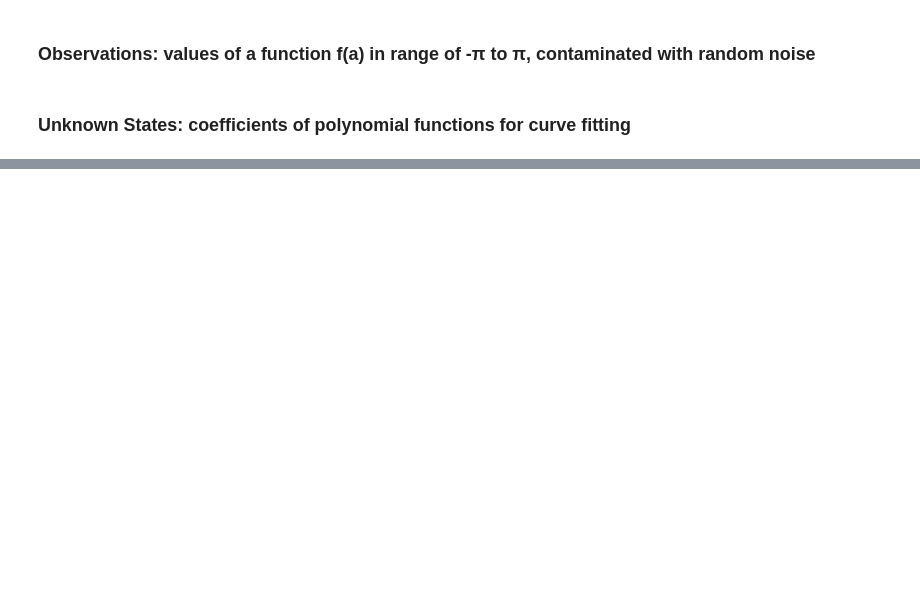
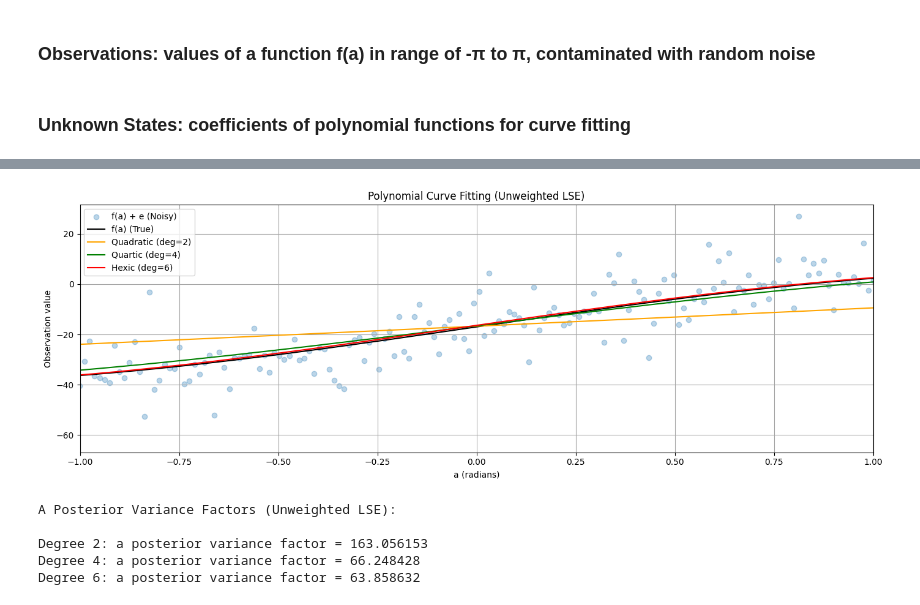
Before and after one commit to caydincleland/ENGG680_2025_Fall_group8Fork, a Jupyter notebook: Lab_Assignment1/Assignment1.ipynb, the cells around one changed output, grey strips where cells are left out. Cells and saved outputs as stored; diff of their text form; code cells hidden in the pictures; blank space fills up the shorter version.

```diff
--- a/Lab_Assignment1/Assignment1.ipynb
+++ b/Lab_Assignment1/Assignment1.ipynb
@@ -758,4 +792,20 @@ def fit_polynomial_curve(a: np.ndarray, l: np.ndarray, P: np.ndarray, deg: int)
 # call the fit_polynomial_curve function and fetch the results
 # use polynomial degrees of: 2, 4, 6
 # (1 marks)
-# ...
+results = {}  # store results for each degree
+
+for deg in [2, 4, 6]:
+    x, cov_x, apv, v = fit_polynomial_curve(a, l, P, deg)
+    results[deg] = {
+        'x': x,
+        'cov_x': cov_x,
+        'apv': apv,
+        'v': v
+    }
+
+# Optionally print summaries
+for deg, res in results.items():
+    print(f"Degree {deg}:")
+    print(f"  Coefficients: {res['x']}")
+    print(f"  A posterior variance factor: {res['apv']:.4f}")
+    print()
@@ -765,22 +829,40 @@ def fit_polynomial_curve(a: np.ndarray, l: np.ndarray, P: np.ndarray, deg: int)
 # hint: use polyval function from numpy library (check input argument carefully)
 # (1 marks)
 
-quadratic_uw = #...
-quartic_uw = #...
-hexic_uw = #...
+quadratic_uw = np.polyval(results[2]['x'][::-1], a)   # degree 2
+quartic_uw  = np.polyval(results[4]['x'][::-1], a)    # degree 4
+hexic_uw    = np.polyval(results[6]['x'][::-1], a)    # degree 6
 # %%
 # step 8
 # use the matplotlib to plot each polynomial function, noisy observations l, true observations l_true, together in one single figure
 # for the polynomials of line, cubic and quintic, use color of orange, green and red respectively.
 # (2 marks)
 
 fig, ax = plt.subplots(nrows=1, ncols=1, figsize=(14, 5))
-# ...
+# Plot noisy observations (scatter)
+ax.scatter(a, l, label="f(a) + e (Noisy)", color='tab:blue', marker='o', alpha=0.3)
 
+# Plot true observations (black line)
+ax.plot(a, l_true, label="f(a) (True)", color='k')
 
+# Plot fitted polynomial curves
+ax.plot(a, quadratic_uw, label="Quadratic (deg=2)", color='orange')
+ax.plot(a, quartic_uw,  label="Quartic (deg=4)", color='green')
+ax.plot(a, hexic_uw,    label="Hexic (deg=6)", color='red')
+
+# Add labels, legend, and title
+ax.set_xlabel("a (radians)")
+ax.set_ylabel("Observation value")
+ax.set_title("Polynomial Curve Fitting (Unweighted LSE)")
+ax.legend()
+
+# Limit x-axis range
+ax.set_xlim(-1, 1)
 ax.grid(True, which='both',ls='-',color='0.65')
-
 fig.tight_layout()
+plt.show()
+# %% [output]
+[figure, added]
 # %%
 # step 9
 # print the a posterier variance factor for each polynomial function
@@ -790,7 +872,17 @@ fig.tight_layout()
 # step 10
 # compute and print the norm between the predicted observations (output from each polynomial function) and the true observations
 # (3 marks)
-# ...
+print("A Posterior Variance Factors (Unweighted LSE):\n")
+
+for deg in [2, 4, 6]:
+    apv = results[deg]['apv']
+    print(f"Degree {deg}: a posterior variance factor = {apv:.6f}")
+# %% [output]
+A Posterior Variance Factors (Unweighted LSE):
+
+Degree 2: a posterior variance factor = 163.056153
+Degree 4: a posterior variance factor = 66.248428
+Degree 6: a posterior variance factor = 63.858632
 # %%
 # step 11
 # comment on the results of a posterier variance factor and norm, what pattern do you observe
```
Also changed, not shown: parts of 9 cells of this notebook.
